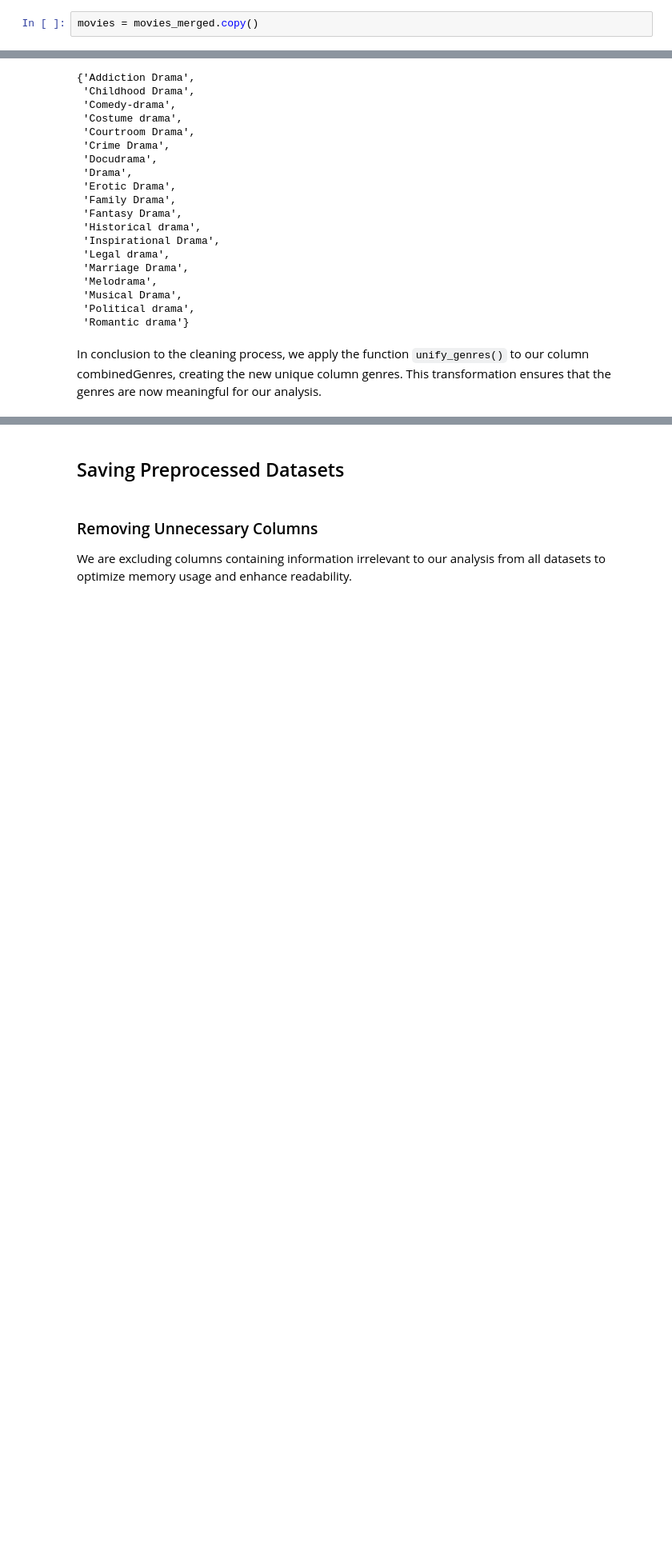
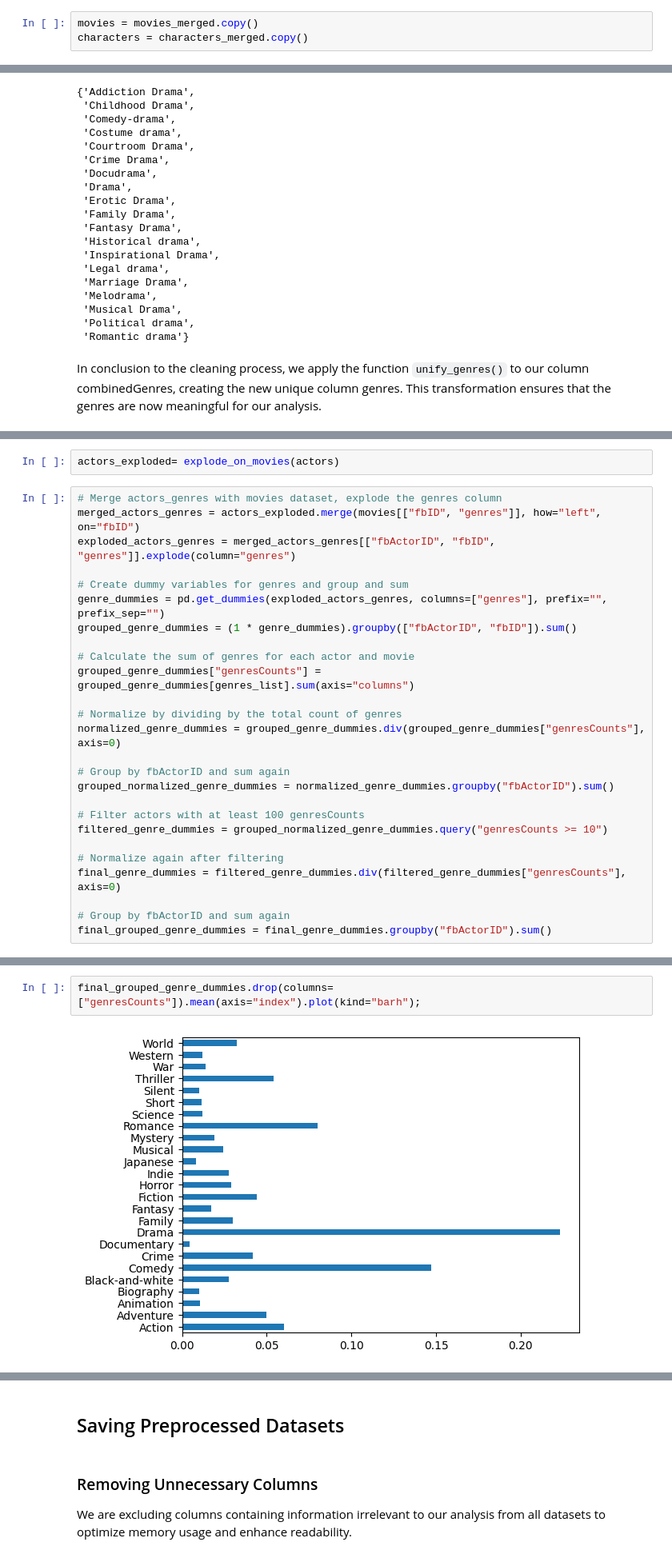
Before and after one commit to epfl-ada/ada-2023-project-lovelace, a Jupyter notebook: Code/project_milestone_2.ipynb, the cells around one changed output, grey strips where cells are left out. Shown: that part at 80% size. Saved outputs shown, nothing was run; the diff lists cells and outputs as text; blank space fills up the shorter version.

```diff
--- a/Code/project_milestone_2.ipynb
+++ b/Code/project_milestone_2.ipynb
@@ -184,3 +219,4 @@ movies_merged = pd.merge(
 As before, we copy our DataFrame to avoid running the merge cell in case we make modifications incorrectly and wish to restart from this point.
 # %%
 movies = movies_merged.copy()
+characters = characters_merged.copy()
@@ -406,0 +573,28 @@ Proportion of missing values in column genres 3.72%
+# %%
+actors_exploded= explode_on_movies(actors)
+# %%
+# Merge actors_genres with movies dataset, explode the genres column
+merged_actors_genres = actors_exploded.merge(movies[["fbID", "genres"]], how="left", on="fbID")
+exploded_actors_genres = merged_actors_genres[["fbActorID", "fbID", "genres"]].explode(column="genres")
+
+# Create dummy variables for genres and group and sum
+genre_dummies = pd.get_dummies(exploded_actors_genres, columns=["genres"], prefix="", prefix_sep="")
+grouped_genre_dummies = (1 * genre_dummies).groupby(["fbActorID", "fbID"]).sum()
+
+# Calculate the sum of genres for each actor and movie
+grouped_genre_dummies["genresCounts"] = grouped_genre_dummies[genres_list].sum(axis="columns")
+
+# Normalize by dividing by the total count of genres
+normalized_genre_dummies = grouped_genre_dummies.div(grouped_genre_dummies["genresCounts"], axis=0)
+
+# Group by fbActorID and sum again
+grouped_normalized_genre_dummies = normalized_genre_dummies.groupby("fbActorID").sum()
+
+# Filter actors with at least 100 genresCounts
+filtered_genre_dummies = grouped_normalized_genre_dummies.query("genresCounts >= 10")
+
+# Normalize again after filtering
+final_genre_dummies = filtered_genre_dummies.div(filtered_genre_dummies["genresCounts"], axis=0)
+
+# Group by fbActorID and sum again
+final_grouped_genre_dummies = final_genre_dummies.groupby("fbActorID").sum()
@@ -406,0 +605,4 @@ Proportion of missing values in column genres 3.72%
+# %%
+final_grouped_genre_dummies.drop(columns=["genresCounts"]).mean(axis="index").plot(kind="barh");
+# %% [output]
+[figure, added]
```
Also changed, not shown: parts of 37 cells of this notebook, 5 other files.
